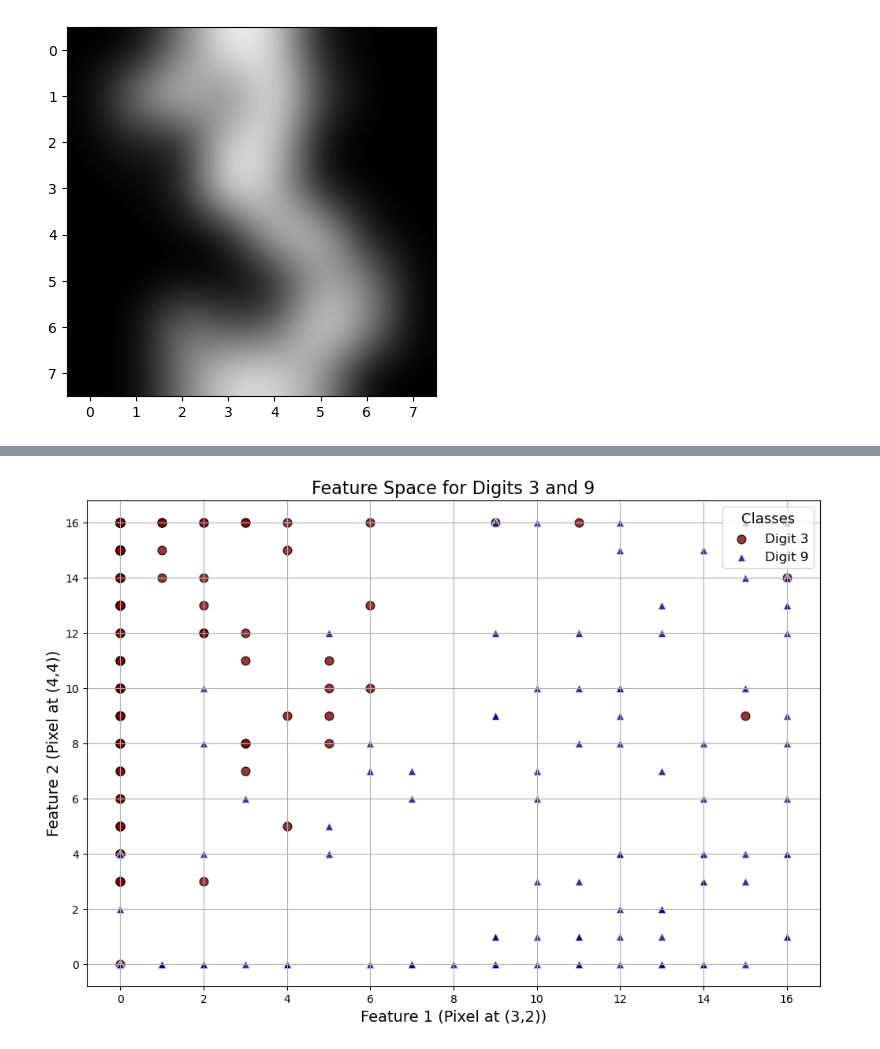
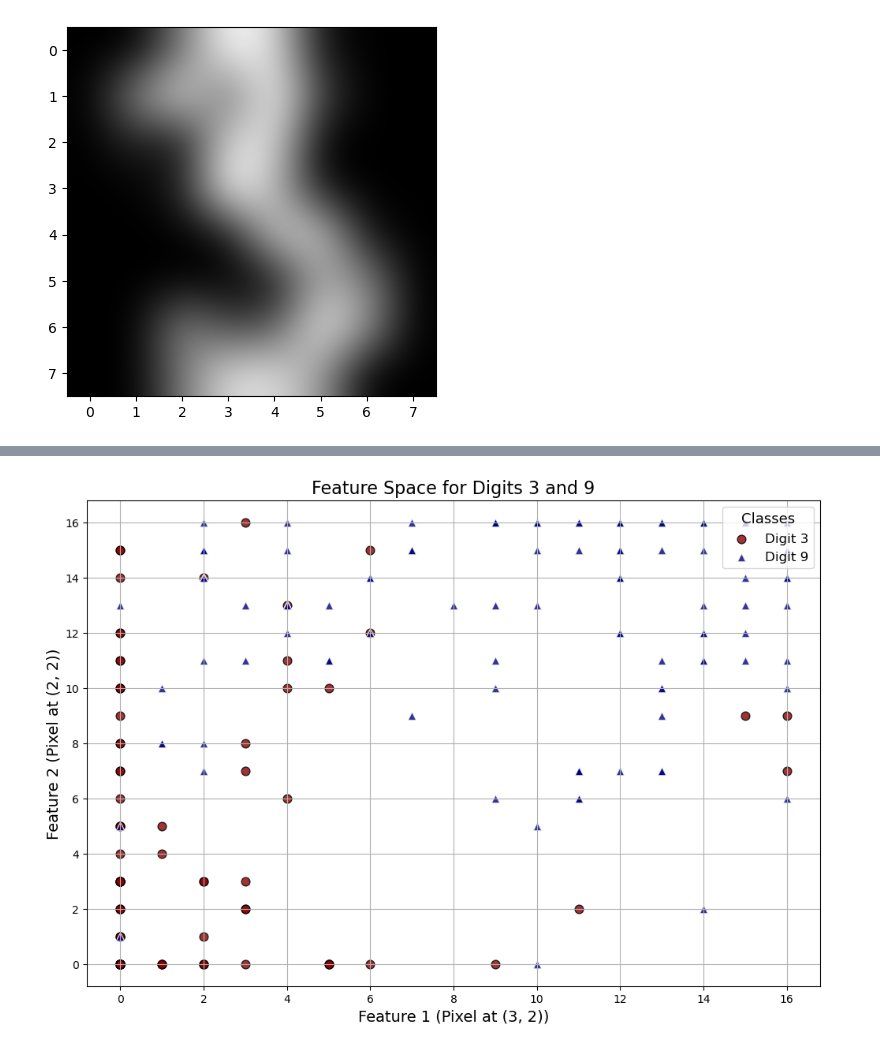
Before and after one commit to robin-alter/MSE-Exercises, a Jupyter notebook: 2024_05_08_Exercise_01/linear-classifiers-Ex2.ipynb, the cells around one changed output, grey strips where cells are left out. Cells and saved outputs as stored; diff of their text form; code cells hidden in the pictures.

```diff
--- a/2024_05_08_Exercise_01/linear-classifiers-Ex2.ipynb
+++ b/2024_05_08_Exercise_01/linear-classifiers-Ex2.ipynb
@@ -69,12 +48,0 @@ plt.show()
-# %%
-
-# Define the pixel indices that best distinguish between 3 and 9
-pixel_1 = 26  # Row 3, Column 2 (0-indexed)
-pixel_2 = 36  # Row 4, Column 4 (0-indexed)
-
-# Function to extract 2D features
-def features2d(x):
-    f1 = x[:, pixel_1]  # Feature 1
-    f2 = x[:, pixel_2]  # Feature 2
-    features = np.column_stack((f1, f2))
-    return features
@@ -88,29 +92,37 @@ X_train_2d = features2d(X_train_array)
 # %%
+# Convert training labels to a NumPy array for easier indexing
+y_train_array = np.array(y_train)
+
+# Set up the figure for scatter plot
 plt.figure(figsize=(12, 8))
 
-# Plot for class '3'
-plt.scatter(X_train_2d[y_train_array == 3][:, 0], X_train_2d[y_train_array == 3][:, 1],
+# Pre-select data for each class to avoid repetitive indexing
+class_3_data = X_train_2d[y_train_array == 3]
+class_9_data = X_train_2d[y_train_array == 9]
+
+# Scatter plot for class '3'
+plt.scatter(class_3_data[:, 0], class_3_data[:, 1],
             color='darkred', marker='o', edgecolor='black', s=60, alpha=0.8, label='Digit 3')
 
-# Plot for class '9'
-plt.scatter(X_train_2d[y_train_array == 9][:, 0], X_train_2d[y_train_array == 9][:, 1],
+# Scatter plot for class '9'
+plt.scatter(class_9_data[:, 0], class_9_data[:, 1],
             color='navy', marker='^', edgecolor='white', s=60, alpha=0.8, label='Digit 9')
 
-# Label the axes with clear descriptions
-plt.xlabel('Feature 1 (Pixel at (3,2))', fontsize=14)
-plt.ylabel('Feature 2 (Pixel at (4,4))', fontsize=14)
+# Dynamic axis labels based on pixel indices
+plt.xlabel(f'Feature 1 (Pixel at ({pixel_1[0]}, {pixel_1[1]}))', fontsize=14)
+plt.ylabel(f'Feature 2 (Pixel at ({pixel_2[0]}, {pixel_2[1]}))', fontsize=14)
 
 # Set a descriptive title for the plot
 plt.title('Feature Space for Digits 3 and 9', fontsize=16)
 
 # Add a legend to help identify the classes
 plt.legend(title='Classes', title_fontsize='13', fontsize='12', loc='upper right')
 
 # Enable grid for better alignment
 plt.grid(True)
 
 # Display the plot
 plt.show()
 # %% [output]
-[figure, old version]
+[figure, new version]
 # %%
```
Also changed, not shown: parts of 5 cells of this notebook.
